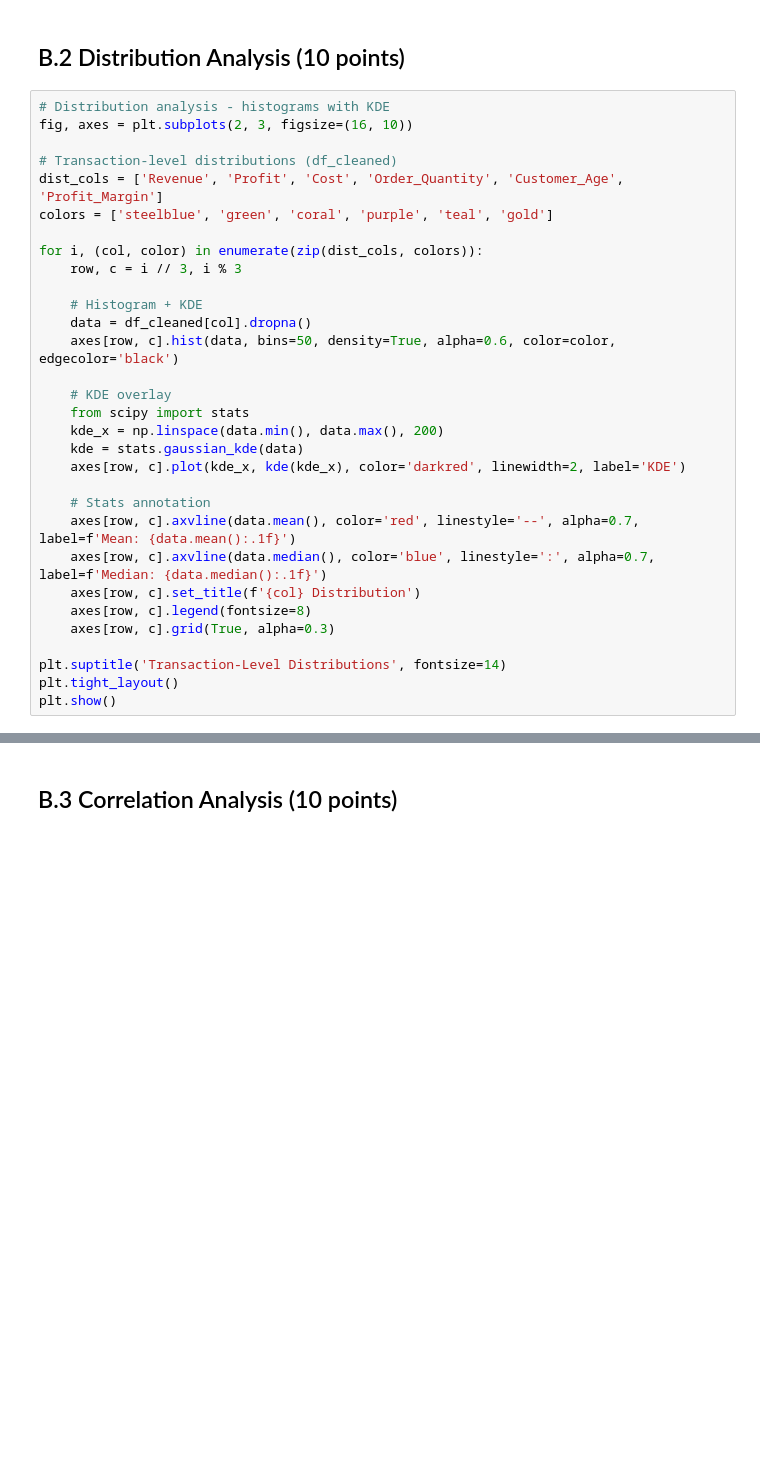
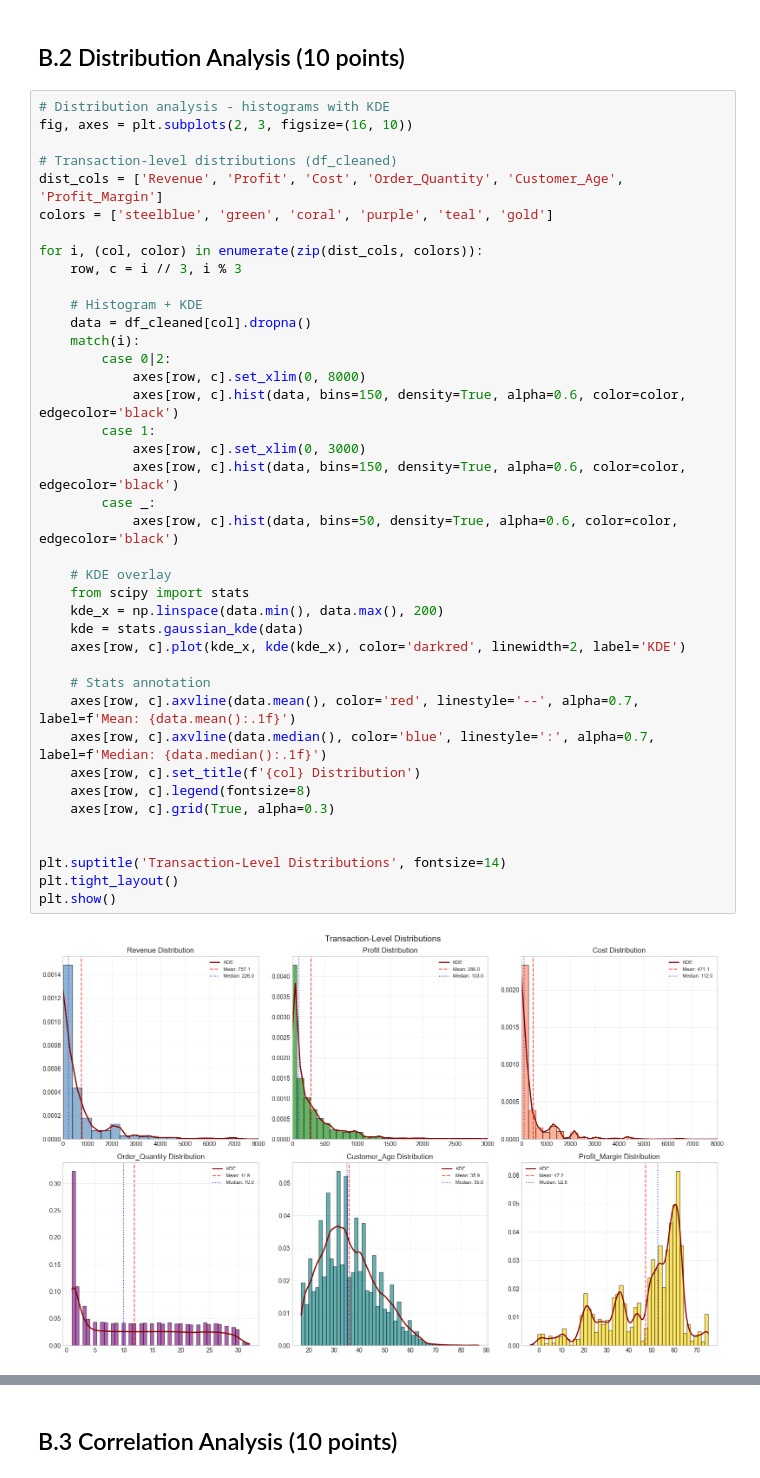
Before and after one commit to Kotschnig-edu/DataAnalysis, a Jupyter notebook: Project.ipynb, the cells around one changed output, grey strips where cells are left out. Saved outputs shown, nothing was run; the diff lists cells and outputs as text; blank space fills up the shorter version.

```diff
--- a/Project.ipynb
+++ b/Project.ipynb
@@ -671,34 +684,45 @@ plt.show()
 # %%
 # Distribution analysis - histograms with KDE
 fig, axes = plt.subplots(2, 3, figsize=(16, 10))
 
 # Transaction-level distributions (df_cleaned)
 dist_cols = ['Revenue', 'Profit', 'Cost', 'Order_Quantity', 'Customer_Age', 'Profit_Margin']
 colors = ['steelblue', 'green', 'coral', 'purple', 'teal', 'gold']
 
 for i, (col, color) in enumerate(zip(dist_cols, colors)):
     row, c = i // 3, i % 3
 
     # Histogram + KDE
     data = df_cleaned[col].dropna()
-    axes[row, c].hist(data, bins=50, density=True, alpha=0.6, color=color, edgecolor='black')
+    match(i):
+        case 0|2:
+            axes[row, c].set_xlim(0, 8000)
+            axes[row, c].hist(data, bins=150, density=True, alpha=0.6, color=color, edgecolor='black')
+        case 1:
+            axes[row, c].set_xlim(0, 3000)
+            axes[row, c].hist(data, bins=150, density=True, alpha=0.6, color=color, edgecolor='black')
+        case _:
+            axes[row, c].hist(data, bins=50, density=True, alpha=0.6, color=color, edgecolor='black')
 
     # KDE overlay
     from scipy import stats
     kde_x = np.linspace(data.min(), data.max(), 200)
     kde = stats.gaussian_kde(data)
     axes[row, c].plot(kde_x, kde(kde_x), color='darkred', linewidth=2, label='KDE')
 
     # Stats annotation
     axes[row, c].axvline(data.mean(), color='red', linestyle='--', alpha=0.7, label=f'Mean: {data.mean():.1f}')
     axes[row, c].axvline(data.median(), color='blue', linestyle=':', alpha=0.7, label=f'Median: {data.median():.1f}')
     axes[row, c].set_title(f'{col} Distribution')
     axes[row, c].legend(fontsize=8)
     axes[row, c].grid(True, alpha=0.3)
 
+
 plt.suptitle('Transaction-Level Distributions', fontsize=14)
 plt.tight_layout()
 plt.show()
+# %% [output]
+[figure, added]
 # %%
 # Daily aggregated distributions
 fig, axes = plt.subplots(2, 2, figsize=(14, 10))
```
Also changed, not shown: parts of 20 cells of this notebook, 1 other file.
